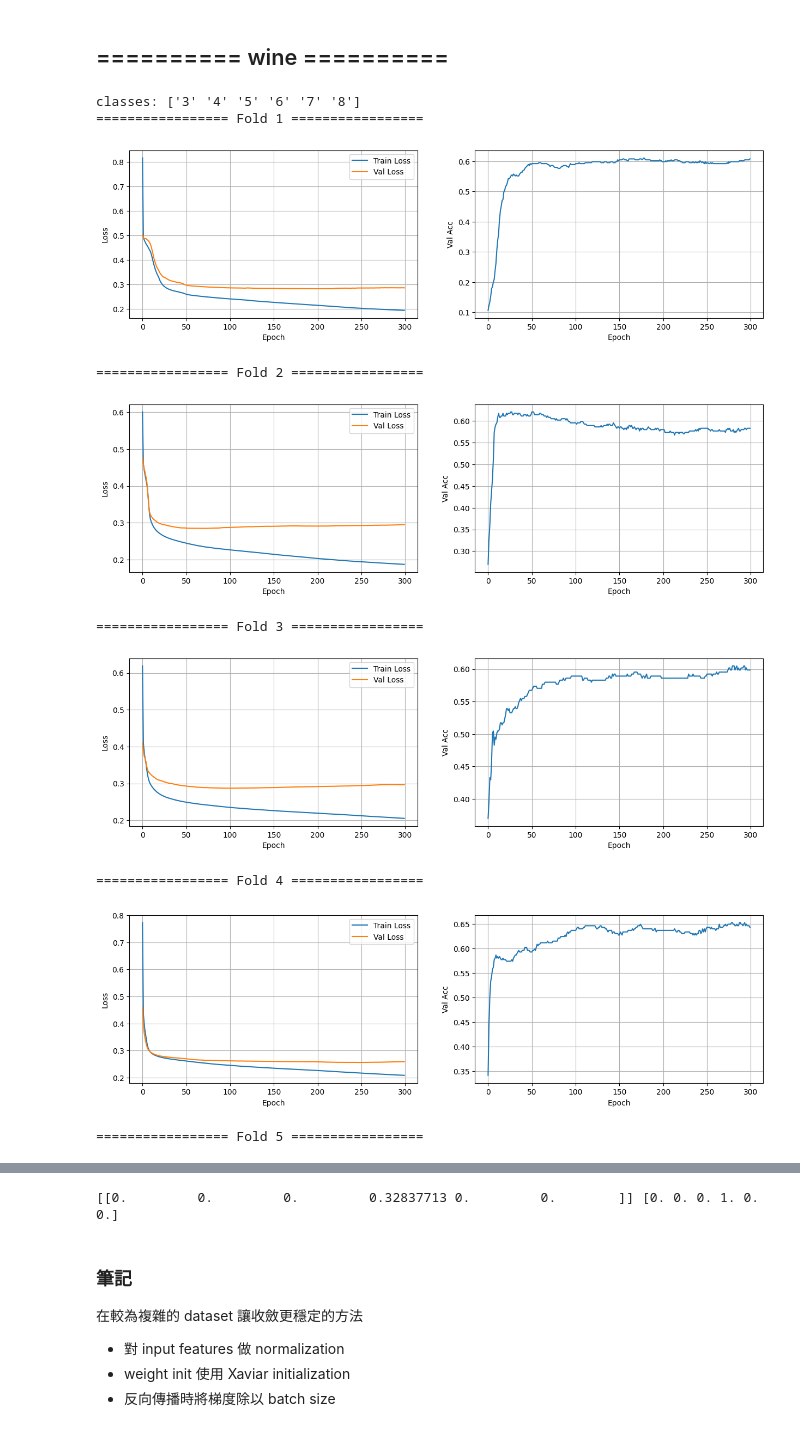
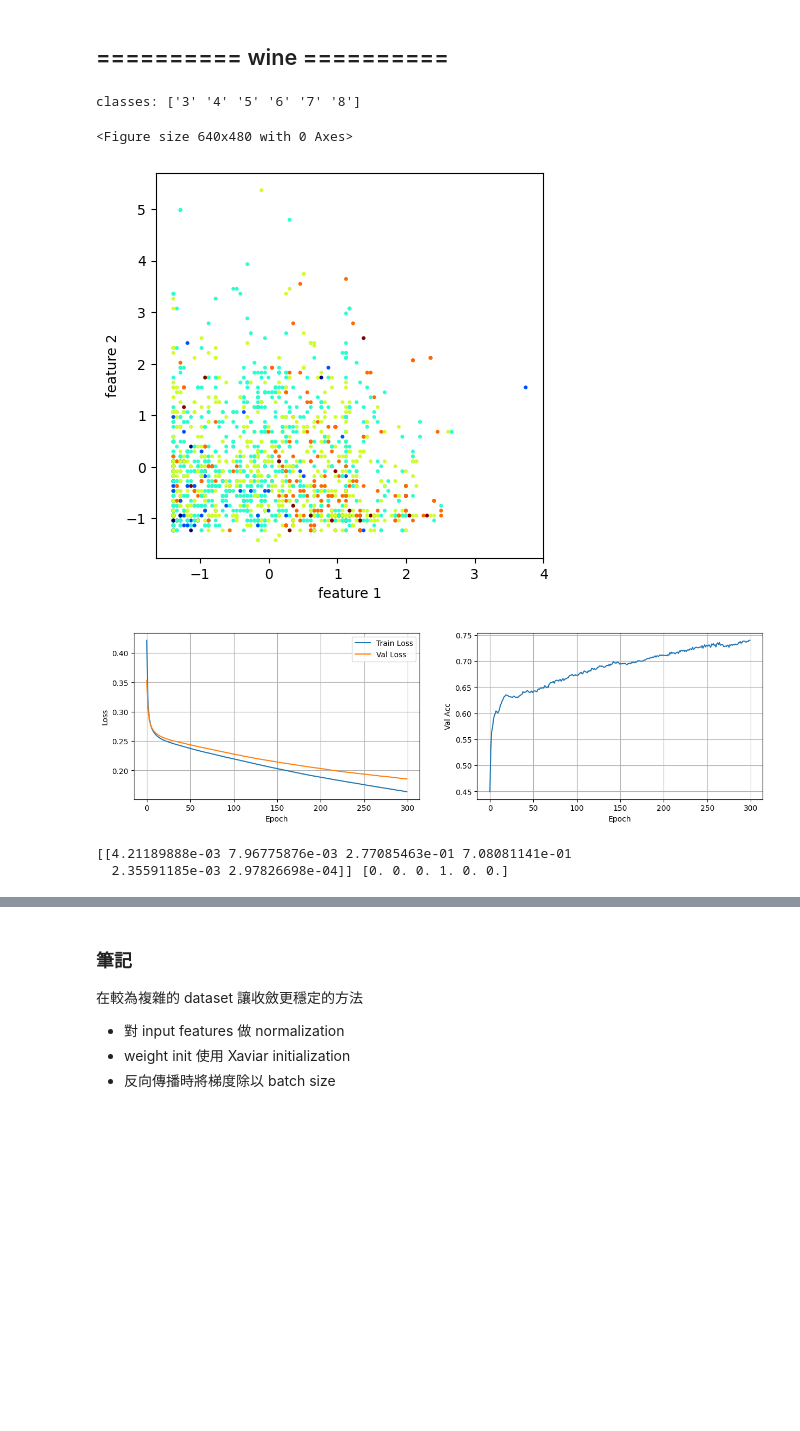
Before and after one commit to eddy0117/nn_hw, a Jupyter notebook: hw2.ipynb, the cells around one changed output, grey strips where cells are left out. Cells and saved outputs as stored; diff of their text form; code cells hidden in the pictures; blank space fills up the shorter version.

```diff
--- a/hw2.ipynb
+++ b/hw2.ipynb
@@ -569,6 +569,15 @@ class MLP:
         plt.ylabel('Val Acc')
         plt.plot(val_acc_arr)
         plt.show()
+
+def visualize_features(f1, f2, labels):
+    plt.set_cmap('jet')
+    plt.figure(figsize=(5, 5))
+    # plt.grid()
+    plt.xlabel('feature 1')
+    plt.ylabel('feature 2')
+    plt.scatter(f1, f2, c=labels, s=3)
+    plt.show()
 # %% [markdown]
 ## ========== Iris ==========
 # %%
@@ -771,43 +775,41 @@ idx = np.random.permutation(len(inputs))
 X_data = inputs[idx]
 Y_data = labels[idx]
 
-# 設定 train set 和 val set 的比例 (80% train, 19% val)
+# 設定 train set 和 val set 的比例 (80% train, 20% val)
 train_size = int(len(X_data) * 0.80)
 val_size = len(X_data) - train_size
 
 X_train, Y_train = X_data[:train_size], Y_data[:train_size]
 X_val, Y_val = X_data[val_size:], Y_data[val_size:]
 
 print('classes:', classes)
+
+visualize_features(X_data[:, 2], X_data[:, 5], np.argmax(Y_data, axis=1))
 
 hyper_params = {
     'lr': 1e-3,
     'batch_size': 16,
     'epoch': 300,
     'alpha': 0.9
 }
 
 FOLD = 5
 
 # input features 有 11 個，總共 6 個 classes
 params_set_list = [
     (11, 32, ReLU),
     (32, 16, LeckyReLU()),
-    (16, 6, ReLU)
+    (16, 6, Softmax)
 ]
 
 mlp = MLP(params_set_list)
-# _, _, _ = mlp.train(X_train, Y_train, X_val, Y_val, SquareLoss, hyper_params, show_plot=True)
-mlp.kfold(X_data, Y_data, FOLD, SquareLoss, hyper_params)
+_, _, _ = mlp.train(X_train, Y_train, X_val, Y_val, SquareLoss, hyper_params, show_plot=True)
+# mlp.kfold(X_data, Y_data, FOLD, CrossEntropyLoss, hyper_params)
 print(mlp.get_pred(X_val[0], with_onehot=True), Y_val[0])
 # %% [output]
 classes: ['3' '4' '5' '6' '7' '8']
-================= Fold 1 =================
+<Figure size 640x480 with 0 Axes>
-[figure, old version]
+[figure, new version]
-================= Fold 2 =================
-[figure, old version]
+[figure, new version]
-================= Fold 3 =================
+[[4.21189888e-03 7.96775876e-03 2.77085463e-01 7.08081141e-01
+  2.35591185e-03 2.97826698e-04]] [0. 0. 0. 1. 0. 0.]
-[figure, removed]
-================= Fold 4 =================
-[figure, removed]
-================= Fold 5 =================
@@ -816,4 +816,3 @@ classes: ['3' '4' '5' '6' '7' '8']
-[[0.         0.         0.         0.32837713 0.         0.        ]] [0. 0. 0. 1. 0. 0.]
 # %% [markdown]
 ### 筆記
 在較為複雜的 dataset 讓收斂更穩定的方法
```
Also changed, not shown: parts of 4 cells of this notebook.
